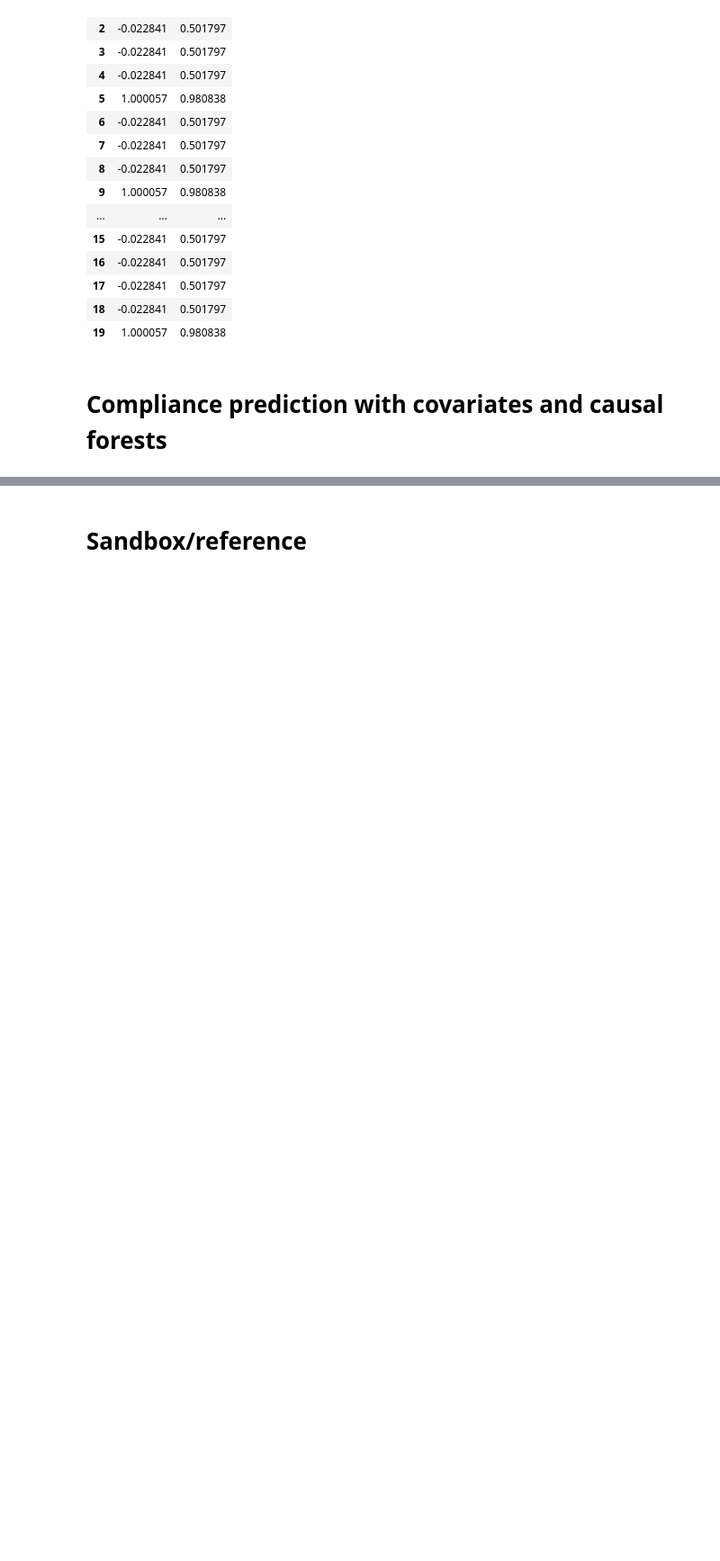
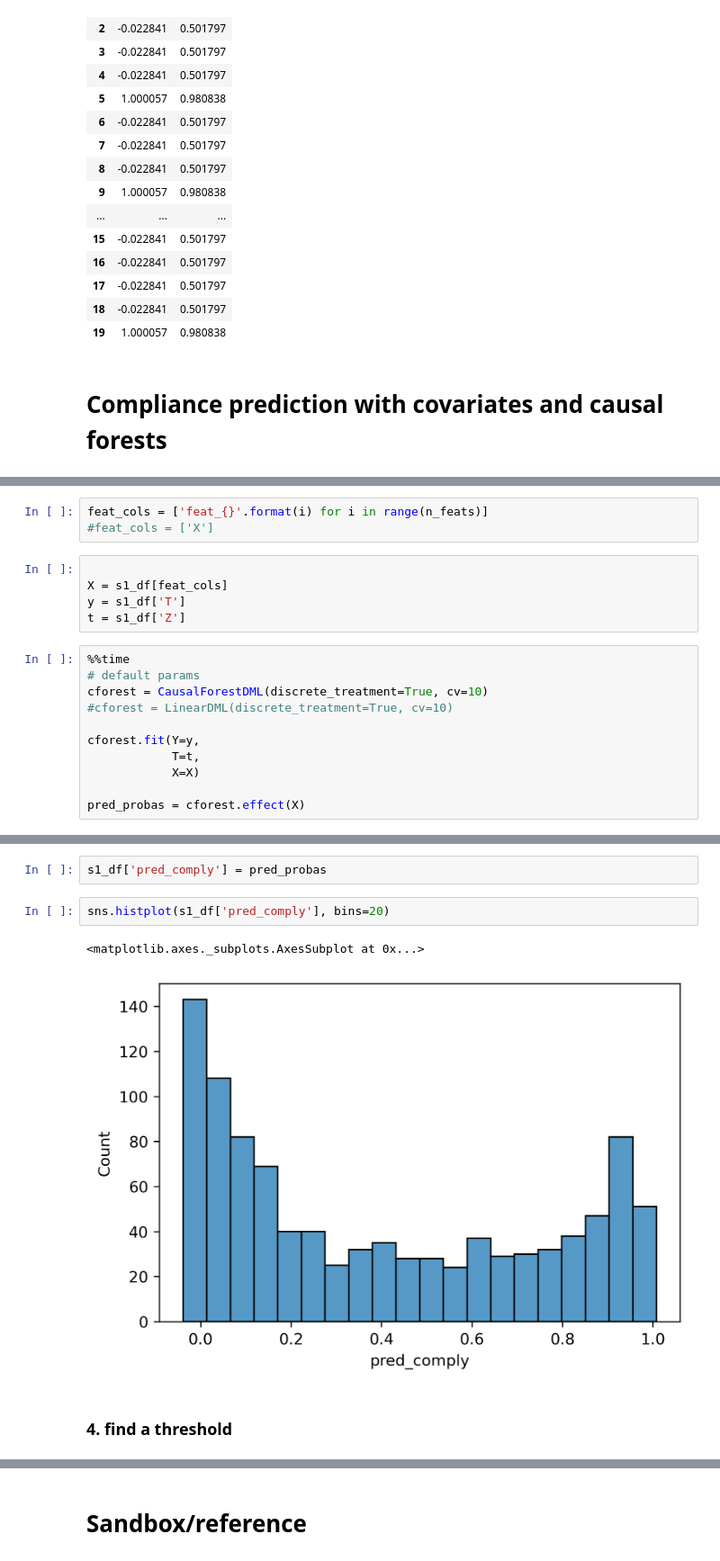
Before and after one commit to tliu526/data-driven-exclusion, a Jupyter notebook: notebooks/iv_perfect_comply_sim.ipynb, the cells around one changed output, grey strips where cells are left out. Shown at 90% size. Drawn from its saved outputs; the diff is of its cells as text; blank space fills up the shorter version.

```diff
--- a/notebooks/iv_perfect_comply_sim.ipynb
+++ b/notebooks/iv_perfect_comply_sim.ipynb
@@ -647,0 +835,19 @@ comp_df.head(20)
+# %%
+feat_cols = ['feat_{}'.format(i) for i in range(n_feats)]
+#feat_cols = ['X']
+# %%
+
+X = s1_df[feat_cols]
+y = s1_df['T']
+t = s1_df['Z']
+# %%
+%%time
+# default params
+cforest = CausalForestDML(discrete_treatment=True, cv=10)
+#cforest = LinearDML(discrete_treatment=True, cv=10)
+
+cforest.fit(Y=y,
+            T=t,
+            X=X)
+
+pred_probas = cforest.effect(X)
@@ -647,0 +868,9 @@ comp_df.head(20)
+# %%
+s1_df['pred_comply'] = pred_probas
+# %%
+sns.histplot(s1_df['pred_comply'], bins=20)
+# %% [output]
+<matplotlib.axes._subplots.AxesSubplot at 0x...>
+[figure, added]
+# %% [markdown]
+### 4. find a threshold
```
Also changed, not shown: parts of 64 cells of this notebook.
